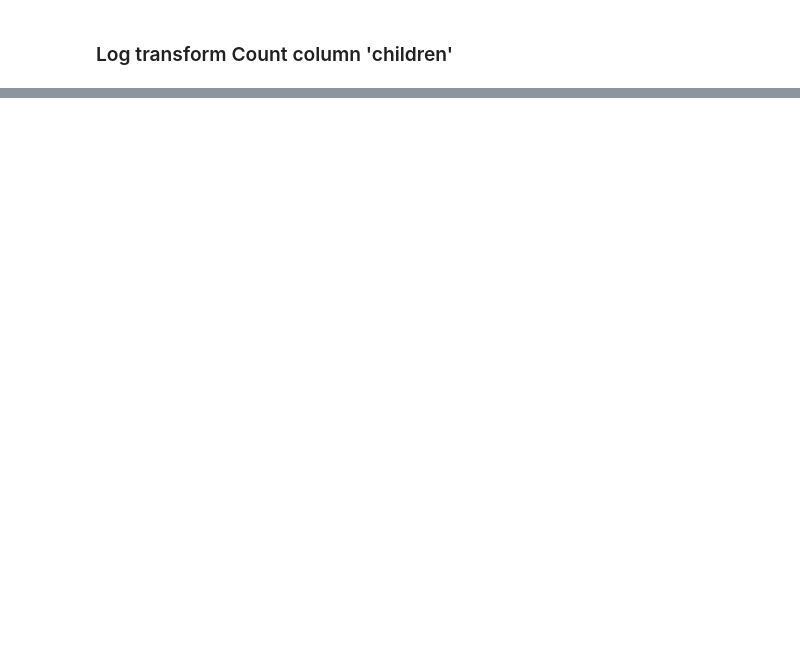
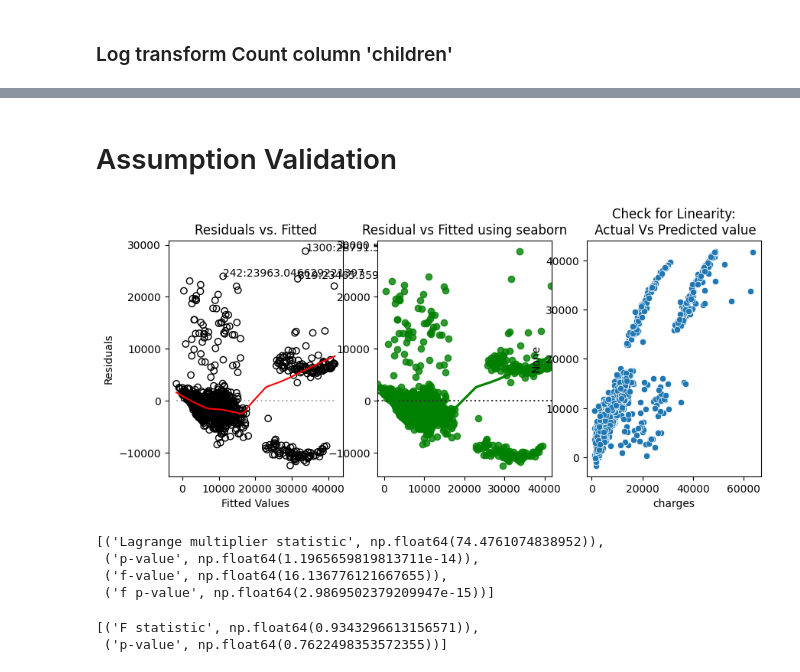
Before and after one commit to EdwinVivek/insurance-charges, a Jupyter notebook: insurance-charges-prediction.ipynb, the cells around one changed output, grey strips where cells are left out. Saved outputs shown, nothing was run; the diff lists cells and outputs as text; code cells hidden in the pictures; blank space fills up the shorter version.

Commit message:
improved MAE. added model assumptions

```diff
--- a/insurance-charges-prediction.ipynb
+++ b/insurance-charges-prediction.ipynb
@@ -21,7 +23,7 @@ from IPython.core.interactiveshell import InteractiveShell
 InteractiveShell.ast_node_interactivity = "all"
 %matplotlib inline
 # %%
-insurance = pd.read_csv(os.path.abspath(os.getcwd() + os.sep + os.pardir)  + '\\data\\insurance.csv')
+insurance = pd.read_csv(os.path.abspath(os.getcwd() + '\\data\\insurance.csv'))
 insurance.head()
 insurance.dtypes
 # %% [output]
@@ -628,0 +582,8 @@ MAE: 4080.49
+# %%
+#removing sex and region and re-train
+X_train_transformed_pruned = X_train_transformed.copy()
+X_train_transformed_pruned.drop(columns=["sex_male", "region_northwest", "region_southeast", "region_southwest"], inplace=True, axis=0)
+ols_model_pruned = sm.OLS(y_train, X_train_transformed_pruned).fit()
+
+# Print summary
+print(ols_model_pruned.summary())
@@ -628,0 +638,6 @@ MAE: 4080.49
+# %%
+X_train_interaction = X_train_transformed_pruned.copy()
+X_train_interaction.drop(columns=["const"], axis=0, inplace=True)
+X_train_interaction["charges"] = y_train
+interaction_lm =  ols('charges ~ log_children + smoker_yes + age + bmi + smoker_yes * age', data = X_train_interaction).fit()
+print(interaction_lm.summary())
@@ -628,0 +687,58 @@ MAE: 4080.49
+# %% [markdown]
+# Assumption Validation
+# %%
+y_fitted = interaction_lm.fittedvalues
+residuals = interaction_lm.resid
+# %%
+#linearity - residual vs fitted plot
+def linearity_check(residuals, y_fitted, y_train):
+    smoothed = lowess(residuals, y_fitted)
+    top3 = abs(pd.Series(residuals)).sort_values(ascending = False)[:3]
+    f = plt.figure(figsize=(10,4))
+    ax = f.add_subplot(131)
+    ax.set_ylabel('Residuals')
+    ax.set_xlabel('Fitted Values')
+    ax.set_title('Residuals vs. Fitted')
+    ax.scatter(y_fitted, residuals, edgecolors = 'k',  facecolors = 'none')
+    ax.plot(smoothed[:,0],smoothed[:,1],color = 'r')
+    ax.plot([min(y_fitted),max(y_fitted)],[0,0],color = 'k',linestyle = ':', alpha = .3)
+    for i in zip(top3.index, top3):
+        ax.annotate(f'{i[0]}:{i[1]}', xy=(y_fitted[i[0]],residuals[i[0]]))
+
+    #Residual plot using seaborn
+    ax1 = f.add_subplot(132)
+    sns.residplot(x = y_fitted, y = residuals, lowess=True, color='g', ax=ax1)
+    ax1.set_title('Residual vs Fitted using seaborn')
+
+    #Check for Linearity: Actual Vs Predicted value
+    ax2 = f.add_subplot(133)
+    sns.scatterplot(x=y_train, y= y_fitted, ax=ax2)
+    ax2.set_title('Check for Linearity:\n Actual Vs Predicted value')
+
+
+linearity_check(residuals, y_fitted, y_train)
+# %% [output]
+[figure, added]
+# %%
+#Homoskedasticity - constant variance of residuals
+#Breusch-Pagan test
+
+
+names = ['Lagrange multiplier statistic', 'p-value',
+        'f-value', 'f p-value']
+test = sms.het_breuschpagan(residuals, interaction_lm.model.exog)
+
+lzip(names, test)
+# %% [output]
+[('Lagrange multiplier statistic', np.float64(74.4761074838952)),
+ ('p-value', np.float64(1.1965659819813711e-14)),
+ ('f-value', np.float64(16.136776121667655)),
+ ('f p-value', np.float64(2.9869502379209947e-15))]
+# %%
+#Goldfeld-Quandt test
+name = ['F statistic', 'p-value']
+test = sms.het_goldfeldquandt(residuals, interaction_lm.model.exog)
+lzip(name, test)
+# %% [output]
+[('F statistic', np.float64(0.9343296613156571)),
+ ('p-value', np.float64(0.7622498353572355))]
```
Also changed, not shown: parts of 27 cells of this notebook.
